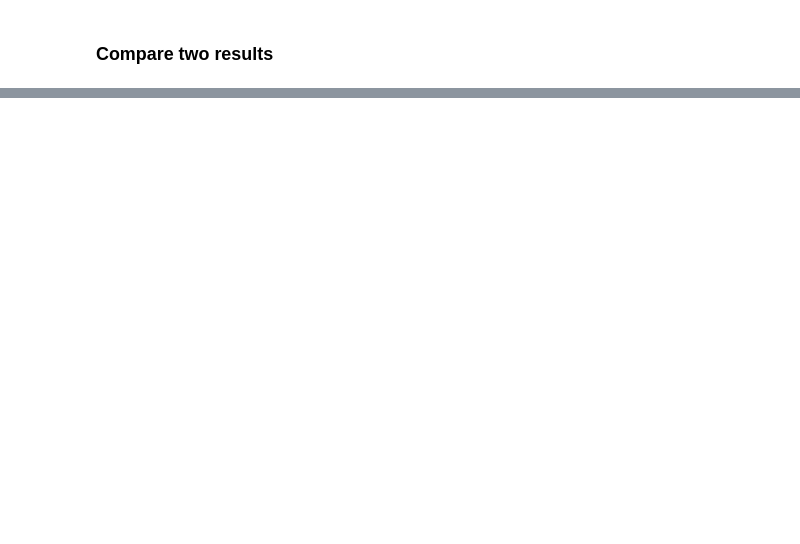
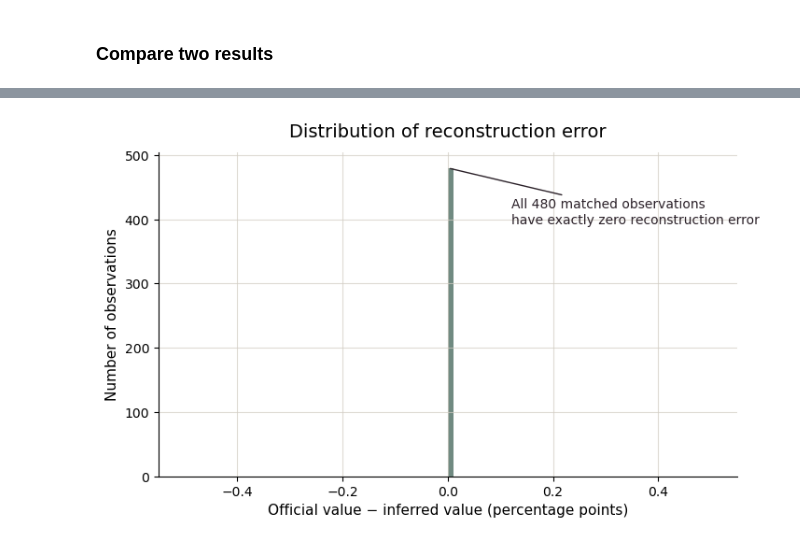
Before and after one commit to reebme/curated-data-sqlite, a Jupyter notebook: notebooks/03_findex_exploration_additional_info.ipynb, the cells around one changed output, grey strips where cells are left out. Cells and saved outputs as stored; diff of their text form; code cells hidden in the pictures; blank space fills up the shorter version.

```diff
--- a/notebooks/03_findex_exploration_additional_info.ipynb
+++ b/notebooks/03_findex_exploration_additional_info.ipynb
@@ -198,0 +385,56 @@ plt.show()
+# %%
+fig, ax = plt.subplots(figsize=(8, 4.5))
+
+ax.hist(
+    fin31_check_data['spread'],
+    color='#708A81',
+    bins=100
+)
+
+# labels
+ax.set_title(
+    'Distribution of reconstruction error',
+    fontsize=14,
+    pad=12
+)
+
+ax.set_xlabel(
+    'Official value − inferred value (percentage points)',
+    fontsize=11
+)
+
+ax.set_ylabel(
+    'Number of observations',
+    fontsize=11
+)
+
+# styling
+for spine in ['top', 'right']:
+    ax.spines[spine].set_visible(False)
+
+ax.grid(
+    True,
+    color='#D2CCC3',
+    linewidth=0.8,
+    alpha=0.7
+)
+
+# explanatory annotation
+n_obs = len(fin31_check_data)
+
+ax.annotate(
+    f'All {n_obs} matched observations\nhave exactly zero reconstruction error',
+    xy=(0, n_obs),
+    xytext=(0.12, n_obs * 0.82),
+    fontsize=10,
+    color='#2B2129',
+    arrowprops=dict(
+        arrowstyle='-',
+        color='#2B2129',
+        lw=1
+    )
+)
+
+plt.show()
+# %% [output]
+[figure, added]
```
Also changed, not shown: parts of 8 cells of this notebook.
